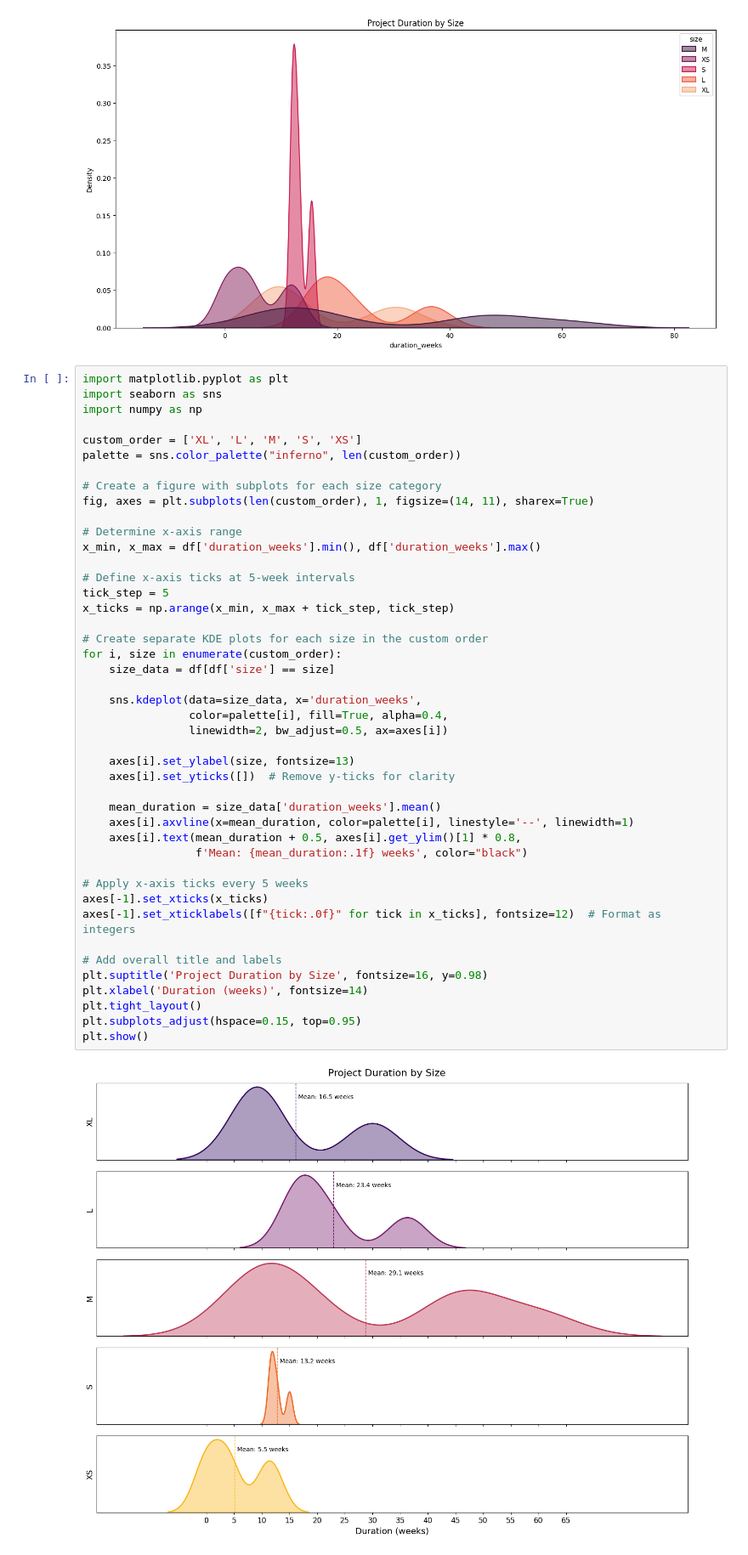
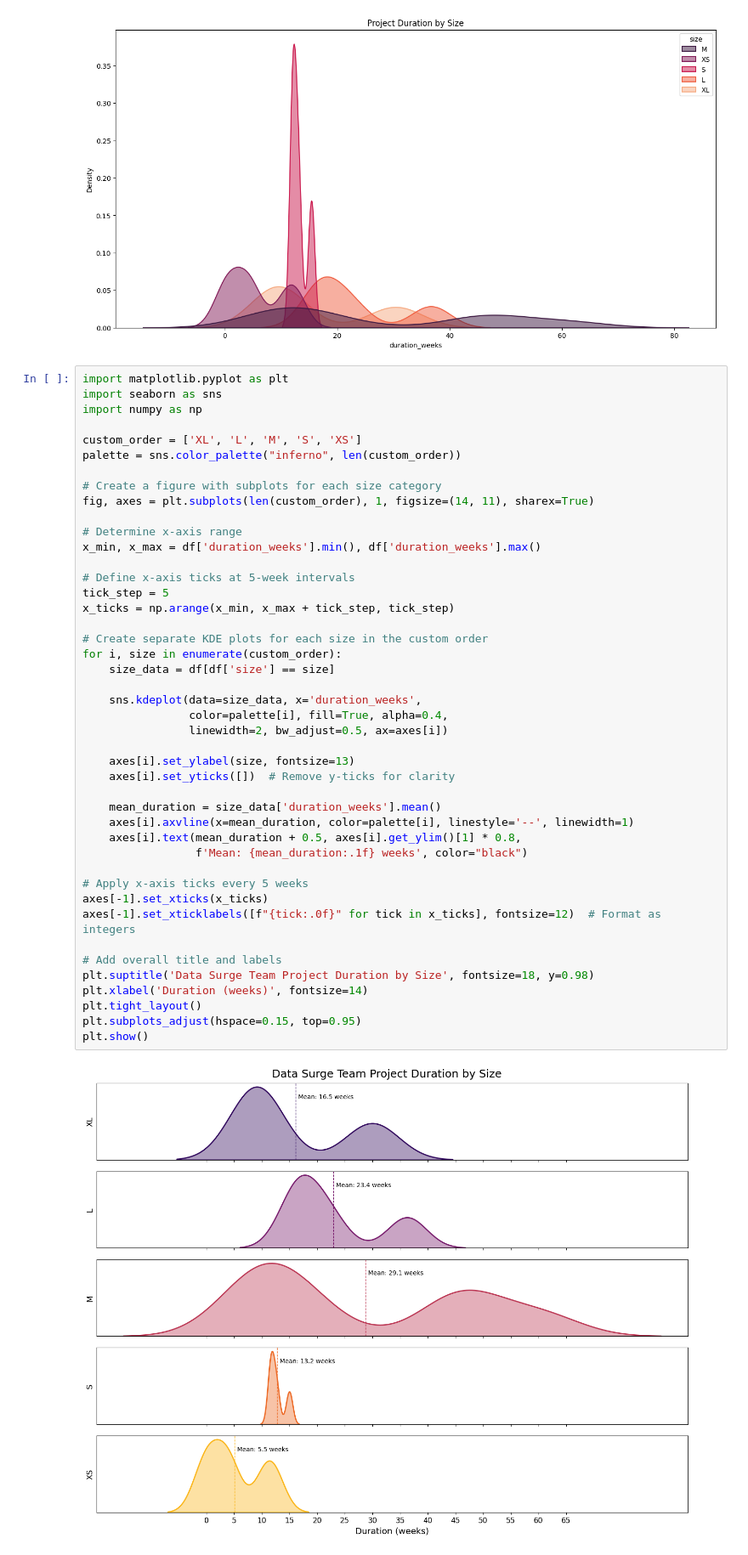
Before and after one commit to dbouquin/static_arch_project_vis, a Jupyter notebook: static_arch_project_vis.ipynb, the cells around one changed output. Shown: that part at 85% size. Cells and saved outputs as stored; diff of their text form.

```diff
--- a/static_arch_project_vis.ipynb
+++ b/static_arch_project_vis.ipynb
@@ -91,32 +73,32 @@ x_min, x_max = df['duration_weeks'].min(), df['duration_weeks'].max()
 # Define x-axis ticks at 5-week intervals
 tick_step = 5
 x_ticks = np.arange(x_min, x_max + tick_step, tick_step)
 
 # Create separate KDE plots for each size in the custom order
 for i, size in enumerate(custom_order):
     size_data = df[df['size'] == size]
 
     sns.kdeplot(data=size_data, x='duration_weeks',
                 color=palette[i], fill=True, alpha=0.4,
                 linewidth=2, bw_adjust=0.5, ax=axes[i])
 
     axes[i].set_ylabel(size, fontsize=13)
     axes[i].set_yticks([])  # Remove y-ticks for clarity
 
     mean_duration = size_data['duration_weeks'].mean()
     axes[i].axvline(x=mean_duration, color=palette[i], linestyle='--', linewidth=1)
     axes[i].text(mean_duration + 0.5, axes[i].get_ylim()[1] * 0.8,
                  f'Mean: {mean_duration:.1f} weeks', color="black")
 
 # Apply x-axis ticks every 5 weeks
 axes[-1].set_xticks(x_ticks)
 axes[-1].set_xticklabels([f"{tick:.0f}" for tick in x_ticks], fontsize=12)  # Format as integers
 
 # Add overall title and labels
-plt.suptitle('Project Duration by Size', fontsize=16, y=0.98)
+plt.suptitle('Data Surge Team Project Duration by Size', fontsize=18, y=0.98)
 plt.xlabel('Duration (weeks)', fontsize=14)
 plt.tight_layout()
 plt.subplots_adjust(hspace=0.15, top=0.95)
 plt.show()
 # %% [output]
-[figure, old version]
+[figure, new version]
```
Also changed, not shown: parts of 2 cells of this notebook.
